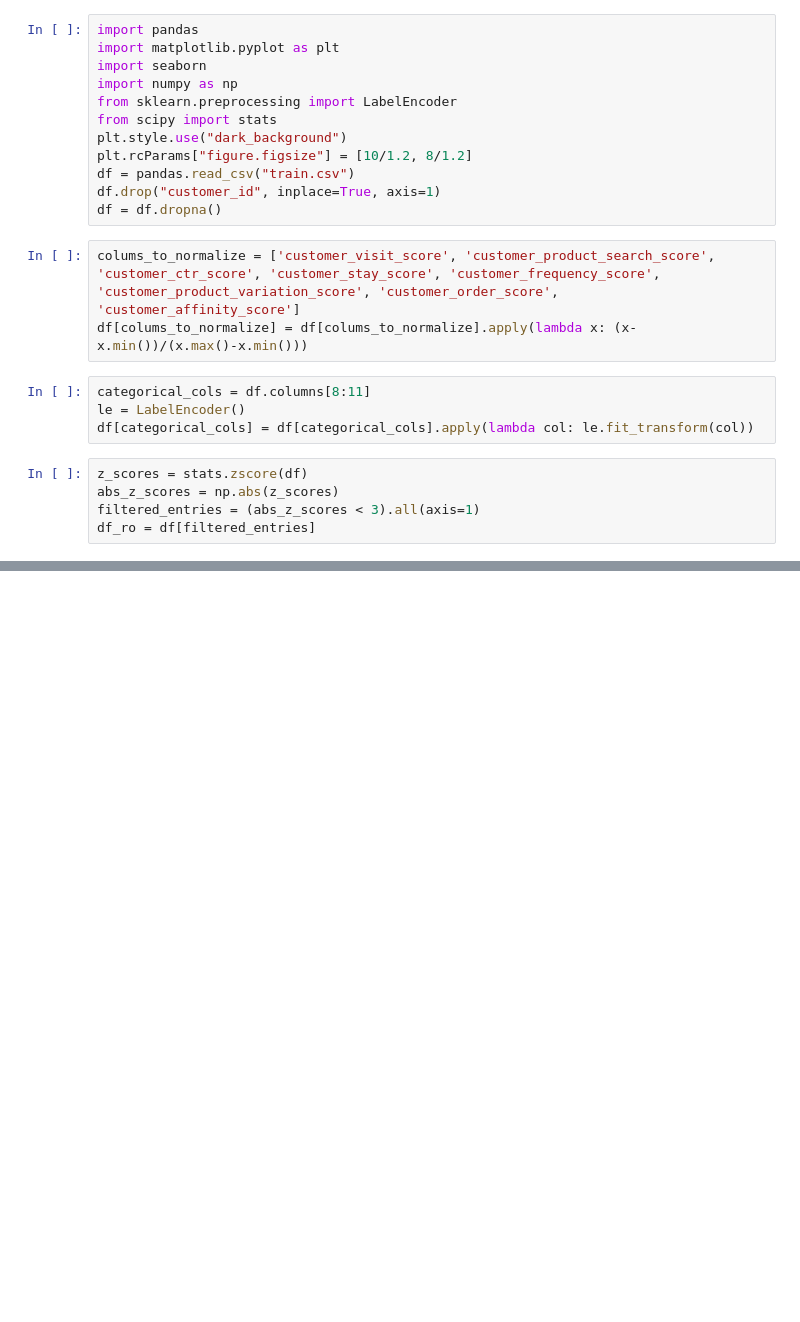
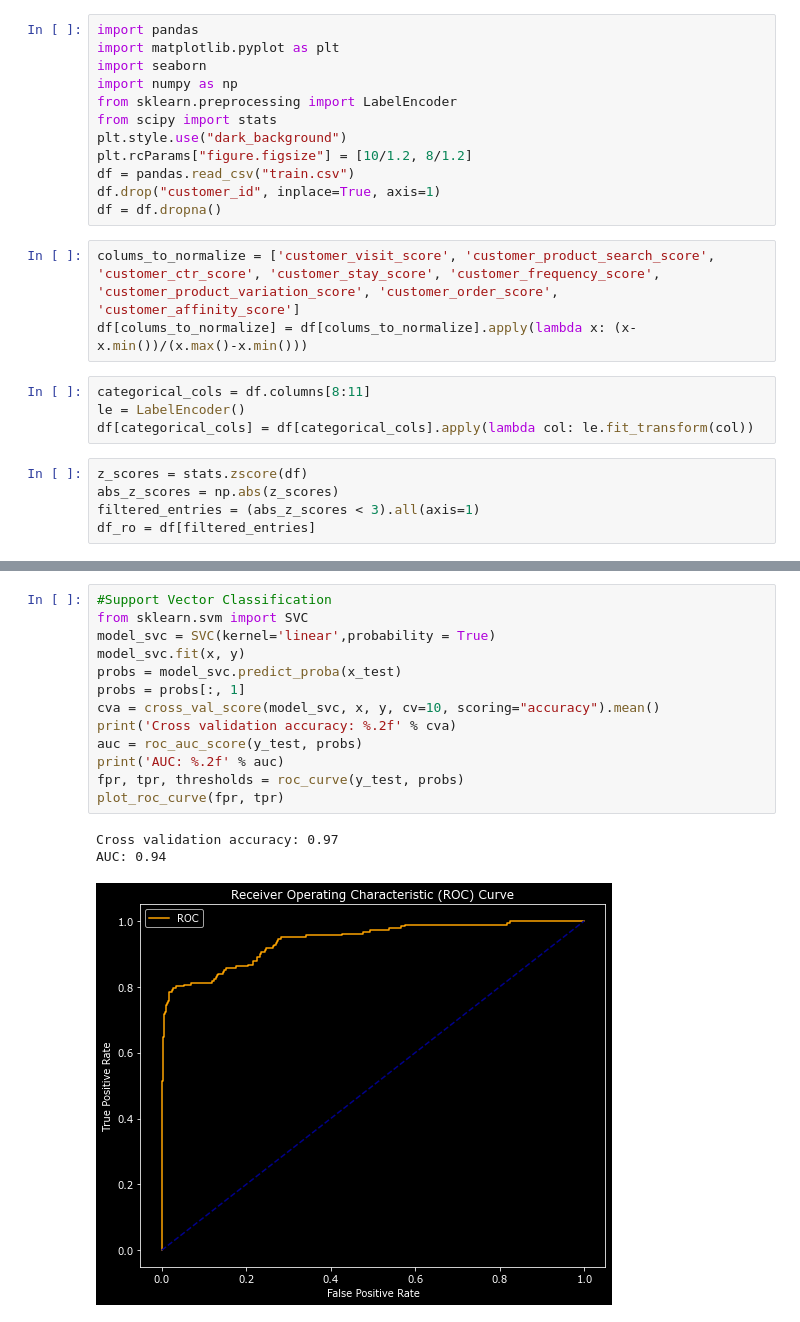
Before and after one commit to rnd4u-org/2021-knu-classif, a Jupyter notebook: Short.ipynb, the cells around one changed output, grey strips where cells are left out. Drawn from its saved outputs; the diff is of its cells as text; blank space fills up the shorter version.

```diff
--- a/Short.ipynb
+++ b/Short.ipynb
@@ -68,3 +75,20 @@ AUC: 0.93
+# %%
+#Support Vector Classification
+from sklearn.svm import SVC
+model_svc = SVC(kernel='linear',probability = True)
+model_svc.fit(x, y)
+probs = model_svc.predict_proba(x_test)
+probs = probs[:, 1]
+cva = cross_val_score(model_svc, x, y, cv=10, scoring="accuracy").mean()
+print('Cross validation accuracy: %.2f' % cva)
+auc = roc_auc_score(y_test, probs)
+print('AUC: %.2f' % auc)
+fpr, tpr, thresholds = roc_curve(y_test, probs)
+plot_roc_curve(fpr, tpr)
+# %% [output]
+Cross validation accuracy: 0.97
+AUC: 0.94
+[figure, added]
 # %%
 from sklearn.model_selection import RandomizedSearchCV
 
```
Also changed, not shown: parts of 5 cells of this notebook.
